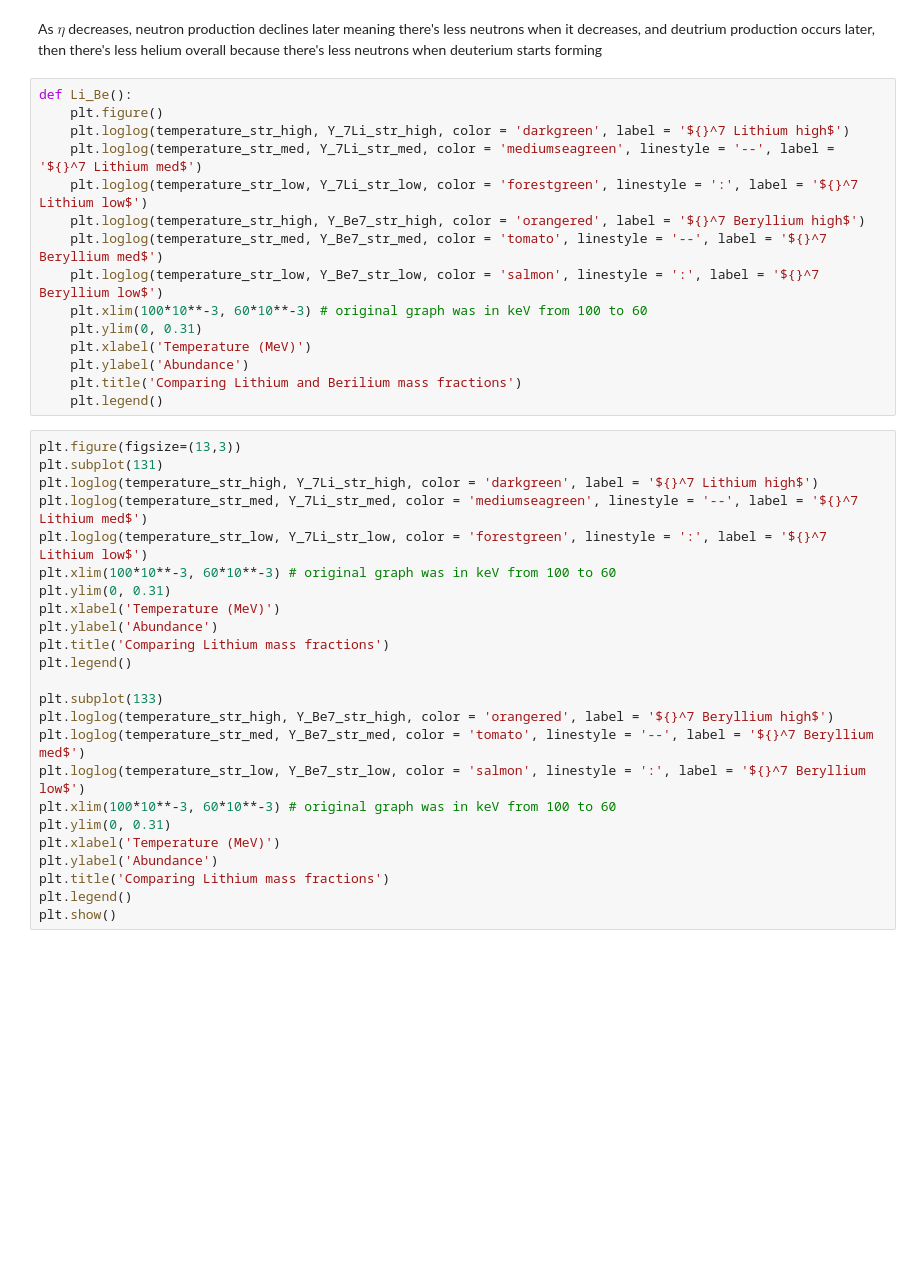
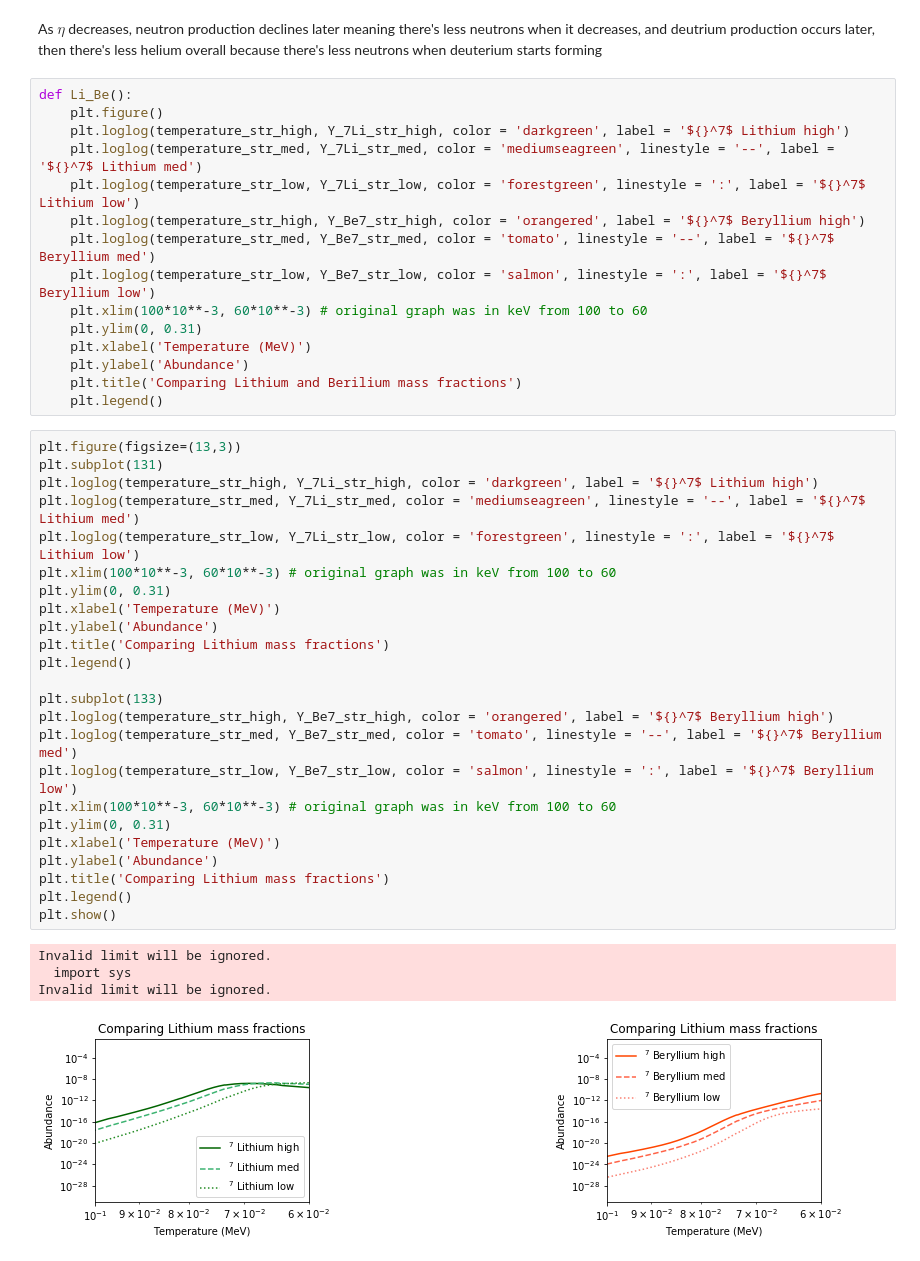
Before and after one commit to nuLABatUSD/BBN_sterile_decay, a Jupyter notebook: CuteGraphs.ipynb, the cells around one changed output. Drawn from its saved outputs; the diff is of its cells as text; blank space fills up the shorter version.

```diff
--- a/CuteGraphs.ipynb
+++ b/CuteGraphs.ipynb
@@ -591,12 +644,12 @@ As $\eta$ decreases, neutron production declines later meaning there's less neut
 # %%
 def Li_Be():
     plt.figure()
-    plt.loglog(temperature_str_high, Y_7Li_str_high, color = 'darkgreen', label = '${}^7 Lithium high$')
-    plt.loglog(temperature_str_med, Y_7Li_str_med, color = 'mediumseagreen', linestyle = '--', label = '${}^7 Lithium med$')
-    plt.loglog(temperature_str_low, Y_7Li_str_low, color = 'forestgreen', linestyle = ':', label = '${}^7 Lithium low$')
-    plt.loglog(temperature_str_high, Y_Be7_str_high, color = 'orangered', label = '${}^7 Beryllium high$')
-    plt.loglog(temperature_str_med, Y_Be7_str_med, color = 'tomato', linestyle = '--', label = '${}^7 Beryllium med$')
-    plt.loglog(temperature_str_low, Y_Be7_str_low, color = 'salmon', linestyle = ':', label = '${}^7 Beryllium low$')
+    plt.loglog(temperature_str_high, Y_7Li_str_high, color = 'darkgreen', label = '${}^7$ Lithium high')
+    plt.loglog(temperature_str_med, Y_7Li_str_med, color = 'mediumseagreen', linestyle = '--', label = '${}^7$ Lithium med')
+    plt.loglog(temperature_str_low, Y_7Li_str_low, color = 'forestgreen', linestyle = ':', label = '${}^7$ Lithium low')
+    plt.loglog(temperature_str_high, Y_Be7_str_high, color = 'orangered', label = '${}^7$ Beryllium high')
+    plt.loglog(temperature_str_med, Y_Be7_str_med, color = 'tomato', linestyle = '--', label = '${}^7$ Beryllium med')
+    plt.loglog(temperature_str_low, Y_Be7_str_low, color = 'salmon', linestyle = ':', label = '${}^7$ Beryllium low')
     plt.xlim(100*10**-3, 60*10**-3) # original graph was in keV from 100 to 60
     plt.ylim(0, 0.31)
     plt.xlabel('Temperature (MeV)')
@@ -606,27 +659,32 @@ def Li_Be():
 # %%
 plt.figure(figsize=(13,3))
 plt.subplot(131)
-plt.loglog(temperature_str_high, Y_7Li_str_high, color = 'darkgreen', label = '${}^7 Lithium high$')
-plt.loglog(temperature_str_med, Y_7Li_str_med, color = 'mediumseagreen', linestyle = '--', label = '${}^7 Lithium med$')
-plt.loglog(temperature_str_low, Y_7Li_str_low, color = 'forestgreen', linestyle = ':', label = '${}^7 Lithium low$')
+plt.loglog(temperature_str_high, Y_7Li_str_high, color = 'darkgreen', label = '${}^7$ Lithium high')
+plt.loglog(temperature_str_med, Y_7Li_str_med, color = 'mediumseagreen', linestyle = '--', label = '${}^7$ Lithium med')
+plt.loglog(temperature_str_low, Y_7Li_str_low, color = 'forestgreen', linestyle = ':', label = '${}^7$ Lithium low')
 plt.xlim(100*10**-3, 60*10**-3) # original graph was in keV from 100 to 60
 plt.ylim(0, 0.31)
 plt.xlabel('Temperature (MeV)')
 plt.ylabel('Abundance')
 plt.title('Comparing Lithium mass fractions')
 plt.legend()
 
 plt.subplot(133)
-plt.loglog(temperature_str_high, Y_Be7_str_high, color = 'orangered', label = '${}^7 Beryllium high$')
-plt.loglog(temperature_str_med, Y_Be7_str_med, color = 'tomato', linestyle = '--', label = '${}^7 Beryllium med$')
-plt.loglog(temperature_str_low, Y_Be7_str_low, color = 'salmon', linestyle = ':', label = '${}^7 Beryllium low$')
+plt.loglog(temperature_str_high, Y_Be7_str_high, color = 'orangered', label = '${}^7$ Beryllium high')
+plt.loglog(temperature_str_med, Y_Be7_str_med, color = 'tomato', linestyle = '--', label = '${}^7$ Beryllium med')
+plt.loglog(temperature_str_low, Y_Be7_str_low, color = 'salmon', linestyle = ':', label = '${}^7$ Beryllium low')
 plt.xlim(100*10**-3, 60*10**-3) # original graph was in keV from 100 to 60
 plt.ylim(0, 0.31)
 plt.xlabel('Temperature (MeV)')
 plt.ylabel('Abundance')
 plt.title('Comparing Lithium mass fractions')
 plt.legend()
 plt.show()
+# %% [output]
+Invalid limit will be ignored.
+  import sys
+Invalid limit will be ignored.
+[figure, added]
 # %%
 Li_Be()
 plt.show()
```
Also changed, not shown: parts of 29 cells of this notebook.
